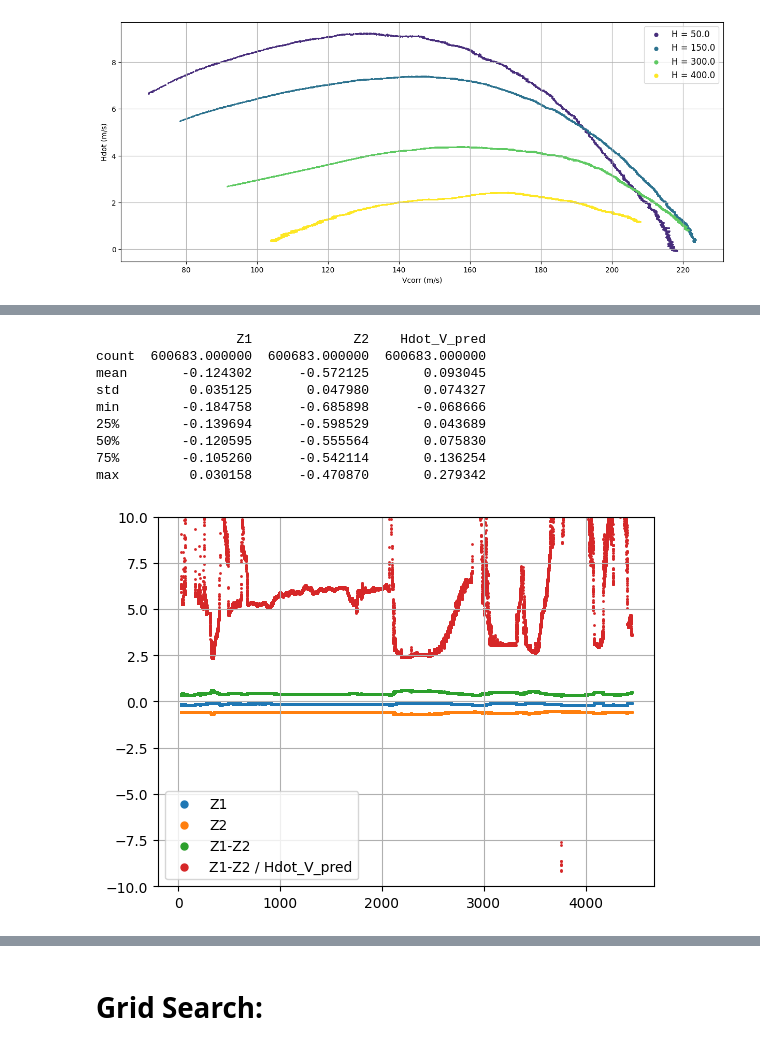
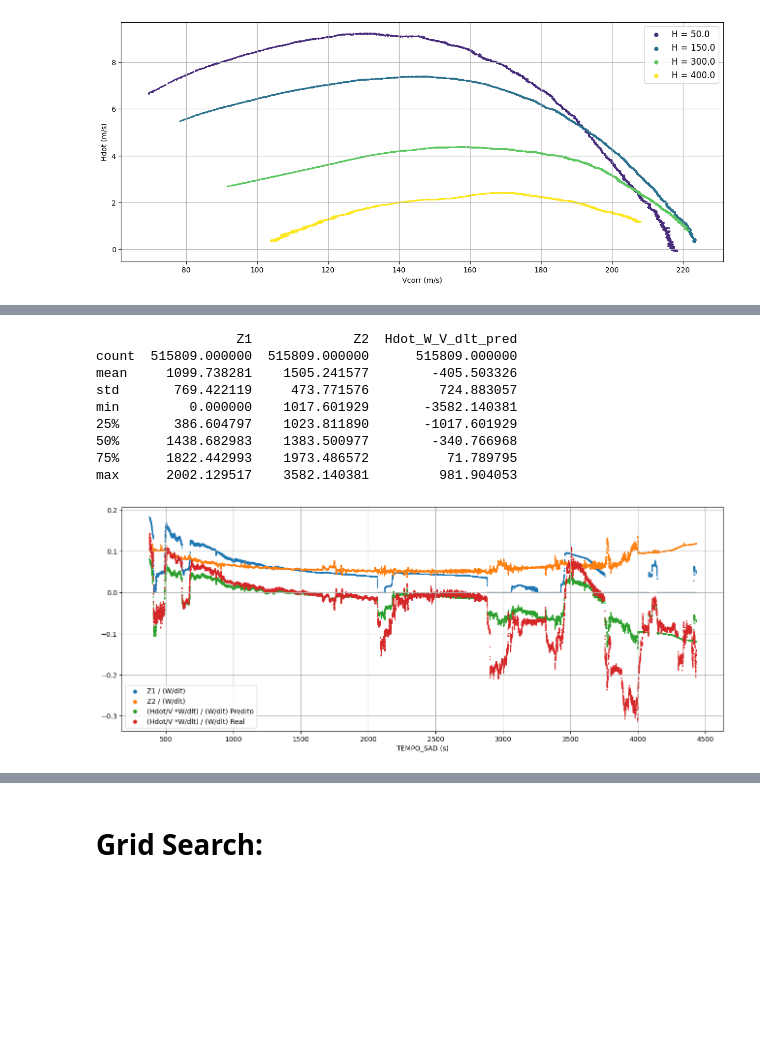
Before and after one commit to ymarcal/PMG, a Jupyter notebook: scriptPMG_refactored.ipynb, the cells around one changed output, grey strips where cells are left out. Cells and saved outputs as stored; diff of their text form; code cells hidden in the pictures; blank space fills up the shorter version.

```diff
--- a/scriptPMG_refactored.ipynb
+++ b/scriptPMG_refactored.ipynb
@@ -736,16 +725,16 @@ for filename, grupo in subset.groupby('filename'):
     grupo = grupo[mask]
 
     erro_medio_mse = np.nanmean(
-        (grupo['Hdot_V_pred'] - grupo['Hdot_V'])**2 / grupo['Hdot_V'].abs() * 100
+        (grupo['Hdot_W_V_dlt_pred'] - grupo['Hdot_W_V_dlt'])**2 / grupo['Hdot_W_V_dlt'].abs() * 100
     )
-    erro_relativo = (grupo['Hdot_V_pred'] - grupo['Hdot_V']) / grupo['Hdot_V'].abs() * 100
+    erro_relativo = (grupo['Hdot_W_V_dlt_pred'] - grupo['Hdot_W_V_dlt']) / grupo['Hdot_W_V_dlt'].abs() * 100
 
     _, axs = plt.subplots(2, 1, sharex=True, constrained_layout=True)
     _.suptitle(f'Arquivo: {filename}')
 
-    axs[0].set_title('Comparação de Hdot_V Real vs. Predito')
-    axs[0].scatter(grupo['TEMPO_SAD'], grupo['Hdot_V'],      s=dot_size, label='Hdot_V Real')
-    axs[0].scatter(grupo['TEMPO_SAD'], grupo['Hdot_V_pred'], s=dot_size, label='Hdot_V Predito')
+    axs[0].set_title('Comparação de Hdot_W_V_dlt Real vs. Predito')
+    axs[0].scatter(grupo['TEMPO_SAD'], grupo['Hdot_W_V_dlt'],      s=dot_size, label='Hdot_W_V_dlt Real')
+    axs[0].scatter(grupo['TEMPO_SAD'], grupo['Hdot_W_V_dlt_pred'], s=dot_size, label='Hdot_W_V_dlt Predito')
     axs[0].legend(markerscale=5)
     axs[0].grid()
 
@@ -819,8 +808,8 @@ extractor = keras.Model(
     ]
 )
 # %%
-features1 = ['Mach', 'N1_over_sqrt_theta', 'W']
-features2 = ['Mach', 'NZ_W_dlt', 'W']
+features1 = ['Mach', 'N1_over_sqrt_theta']
+features2 = ['NZ_W_dlt']
 
 features1_scaled = [f + '_scaled' for f in features1]
 features2_scaled = [f + '_scaled' for f in features2]
@@ -838,54 +827,66 @@ df['Z2_scaled'] = z2_vals.flatten()
 # %%
-df['Z1'] = scaler_y.inverse_transform(z1_vals).flatten()
-df['Z2'] = scaler_y.inverse_transform(z2_vals).flatten()
+# df['Z1'] = scaler_y.inverse_transform(z1_vals).flatten()
+# df['Z2'] = scaler_y.inverse_transform(z2_vals).flatten()
+df['Z1'] = z1_vals.flatten()
+df['Z2'] = z2_vals.flatten()
+
+z1_minus_z2_vals = z1_vals - z2_vals
+df['Z1_minus_Z2'] = z1_minus_z2_vals.flatten()
 # %%
 # Z1 - Z2 deve bater com a predição Y (na escala normalizada)
 assert np.allclose(z1_vals - z2_vals, y_vals, atol=1e-5), "Divergência inesperada!"
 
 # Visualização rápida
-print(df[['Z1', 'Z2', 'Hdot_V_pred']].describe())
+print(df[['Z1', 'Z2', 'Hdot_W_V_dlt_pred']].describe())
 # %% [output]
-                  Z1             Z2    Hdot_V_pred
-count  600683.000000  600683.000000  600683.000000
-mean       -0.124302      -0.572125       0.093045
-std         0.035125       0.047980       0.074327
-min        -0.184758      -0.685898      -0.068666
-25%        -0.139694      -0.598529       0.043689
-50%        -0.120595      -0.555564       0.075830
-75%        -0.105260      -0.542114       0.136254
-max         0.030158      -0.470870       0.279342
+                  Z1             Z2  Hdot_W_V_dlt_pred
+count  515809.000000  515809.000000      515809.000000
+mean     1099.738281    1505.241577        -405.503326
+std       769.422119     473.771576         724.883057
+min         0.000000    1017.601929       -3582.140381
+25%       386.604797    1023.811890       -1017.601929
+50%      1438.682983    1383.500977        -340.766968
+75%      1822.442993    1973.486572          71.789795
+max      2002.129517    3582.140381         981.904053
 # %%
 evaluated_set = 'test'
 dot_size = 1
 
 time_intervals = {
         '039_2013_VIN_FND': (5e4, 7e4),
         '040_2013_ASO_VTO': (0, 5e4),
         '041_2013_GEO_AIR': (0, 1e5),
         '042_2013_VAU_FTR': (0, 8e4)
     }
 
 subset = df[df['type'] == evaluated_set]
 
 for filename, grupo in subset.groupby('filename'):
 
     t0, t = time_intervals[filename]
     mask = (grupo['TEMPO_SAD'] > t0) & (grupo['TEMPO_SAD'] < t)
     grupo = grupo[mask]
 
     erro_medio_mse = np.nanmean(
-        (grupo['Hdot_V_pred'] - grupo['Hdot_V'])**2 / grupo['Hdot_V'].abs() * 100
+        (grupo['Hdot_W_V_dlt_pred'] - grupo['Hdot_W_V_dlt'])**2 / grupo['Hdot_W_V_dlt'].abs() * 100
     )
-    erro_relativo = (grupo['Hdot_V_pred'] - grupo['Hdot_V']) / grupo['Hdot_V'].abs() * 100
+    erro_relativo = (grupo['Hdot_W_V_dlt_pred'] - grupo['Hdot_W_V_dlt']) / grupo['Hdot_W_V_dlt'].abs() * 100
 
-    plt.scatter(grupo['TEMPO_SAD'], grupo['Z1'], s=dot_size, label='Z1')
-    plt.scatter(grupo['TEMPO_SAD'], grupo['Z2'], s=dot_size, label='Z2')
-    plt.scatter(grupo['TEMPO_SAD'], (grupo['Z1'] - grupo['Z2']), s=dot_size, label='Z1-Z2')
-    plt.scatter(grupo['TEMPO_SAD'], (grupo['Z1'] - grupo['Z2'])/grupo['Hdot_V_pred'], s=dot_size, label='Z1-Z2 / Hdot_V_pred')
+    plt.figure(figsize=(16,6))
+    plt.scatter(grupo['TEMPO_SAD'], grupo['Z1']/(grupo['W']/grupo['delta']), s=dot_size, label='Z1 / (W/dlt)')
+    plt.scatter(grupo['TEMPO_SAD'], grupo['Z2']/(grupo['W']/grupo['delta']), s=dot_size, label='Z2 / (W/dlt)')
+    plt.scatter(grupo['TEMPO_SAD'], grupo['Hdot_W_V_dlt_pred']/(grupo['W']/grupo['delta']), s=dot_size, label='(Hdot/V *W/dlt) / (W/dlt) Predito')
+    plt.scatter(grupo['TEMPO_SAD'], grupo['Hdot_W_V_dlt']/(grupo['W']/grupo['delta']), s=dot_size, label='(Hdot/V *W/dlt) / (W/dlt) Real')
+    # plt.scatter(grupo['TEMPO_SAD'], grupo['Hdot_W_V_dlt'], s=dot_size, label='Hdot_W_V_dlt')
+    # plt.scatter(grupo['TEMPO_SAD'], (grupo['Z1'] - grupo['Z2'])/(grupo['W']/grupo['delta']), s=dot_size, label='(Z1-Z2)  / (W/dlt)')
+    # plt.scatter(grupo['TEMPO_SAD'], (grupo['Z1_minus_Z2']), s=dot_size, label='Z1_minus_Z2')
+    # plt.scatter(grupo['TEMPO_SAD'], (grupo['Z1'] - grupo['Z2'])/grupo['Hdot_W_V_dlt_pred'], s=dot_size, label='Z1-Z2 / Hdot_W_V_dlt_pred')
     plt.legend(markerscale=5)
-    plt.ylim(-10,10)
+    # plt.ylim(-10,10)
+    # plt.ylabel('Hdot/V')
+    plt.xlabel('TEMPO_SAD (s)')
     plt.grid()
 
     plt.show()
 # %% [output]
-[figure, old version]
+[figure, new version]
```
Also changed, not shown: parts of 18 cells of this notebook.
